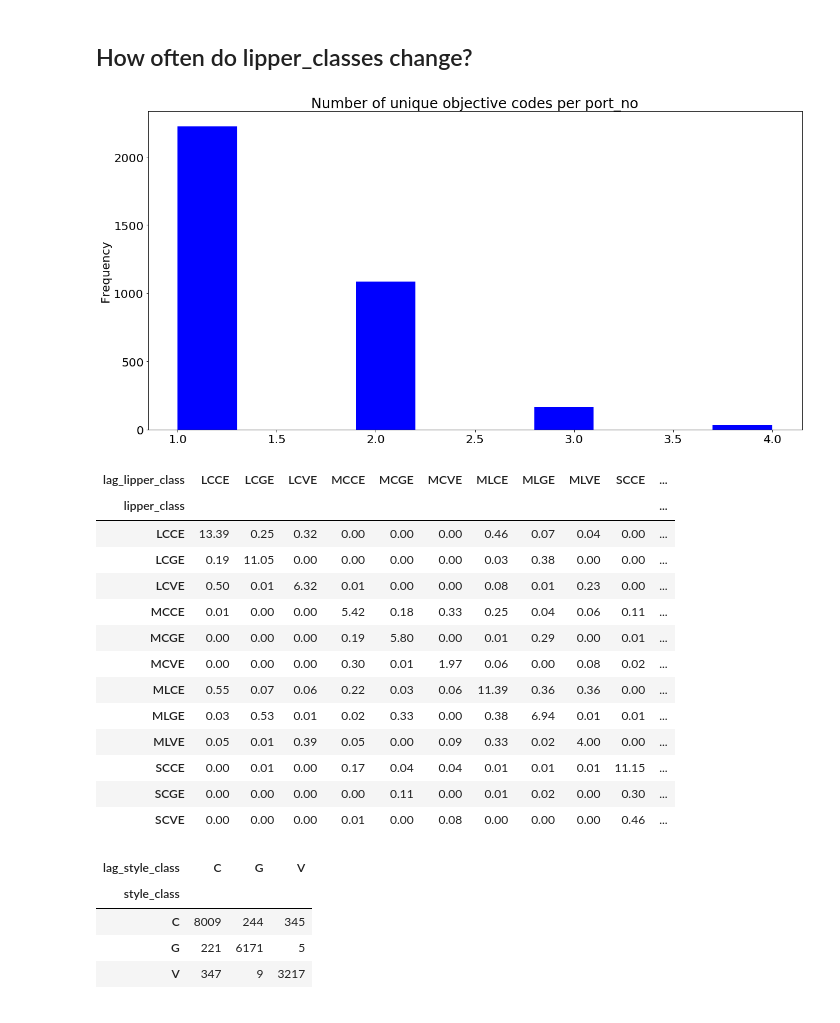
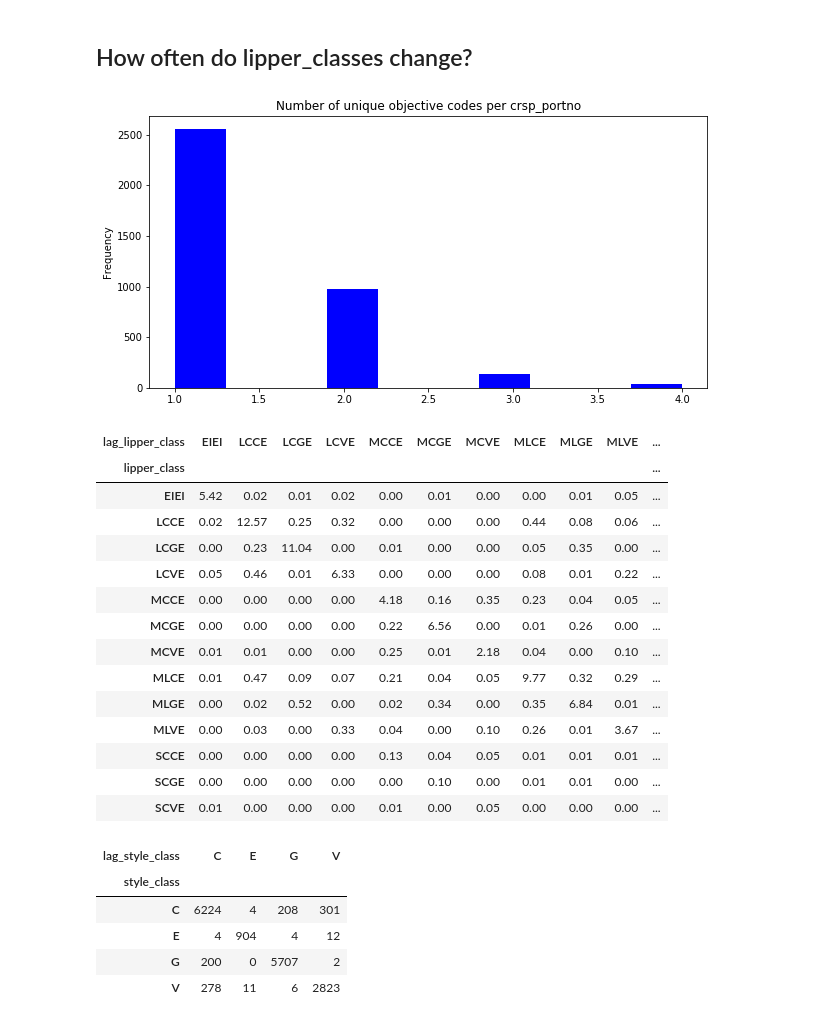
Before and after one commit to Amglex/Mutual-Funds, a Jupyter notebook: notebooks/031 - Analysis of fund_info.ipynb, the cells around one changed output. Drawn from its saved outputs; the diff is of its cells as text; code cells hidden in the pictures.

```diff
--- a/notebooks/031 - Analysis of fund_info.ipynb
+++ b/notebooks/031 - Analysis of fund_info.ipynb
@@ -19,3 +23 @@ TypeError: '>=' not supported between instances of 'datetime.date' and 'str'
-# %%
-info_df[['lipper_class','cap_class','style_class']] = info_df[['lipper_class','cap_class','style_class']].astype('category')
 # %%
@@ -97,12 +82,10 @@ Break in 2009 not clear
 # %% [markdown]
 ## Take only the end of the year observation per fund
-# %%
-info_df = info_df.reset_index(drop = True)
 # %%
 index = (info_df
      .assign(year = info_df["report_dt"].dt.year)
-     .groupby(['port_no','year'])
-     [['port_no','report_dt']]
+     .groupby(['crsp_portno','year'])
+     [['crsp_portno','report_dt']]
      .tail(1)
      .index)
 # %%
@@ -182,62 +134,62 @@ Name: avrcs, dtype: float64
 # %% [markdown]
 ## How often do lipper_classes change?
-# %%
-plt.rc('font', size=20)          # controls default text sizes
 # %%
-obj_per_portno = info_df[['port_no','lipper_class']]
-ax = (obj_per_portno["lipper_class"]
+obj_per_portno = info_df[['crsp_portno','lipper_class']]
+ax = (obj_per_portno['lipper_class']
     .groupby([
-        obj_per_portno["port_no"]
+        obj_per_portno["crsp_portno"]
     ])
     .nunique()
     .sort_values()
-    .plot(kind="hist",
+    .plot(kind='hist',
           color = 'b',
           bins = 10,
-          figsize=(20,10),
-          title='Number of unique objective codes per port_no')
+          figsize=(10,5),
+          title='Number of unique objective codes per crsp_portno')
 )
 # %% [output]
-[figure, old version]
+[figure, new version]
 # %%
-lagged_class = info_df[['port_no','report_dt','lipper_class']]
+lagged_class = info_df[['crsp_portno','report_dt','lipper_class']]
 
 lagged_class = lagged_class.assign(lag_lipper_class = lagged_class.lipper_class.shift())
 lagged_class = lagged_class.dropna()
 
-mask = lagged_class.groupby(by = 'port_no').head(1).index
+mask = lagged_class.groupby(by = 'crsp_portno').head(1).index
 lagged_class = lagged_class[~lagged_class.index.isin(mask)]
 
 round(pd.crosstab(lagged_class.lipper_class, lagged_class.lag_lipper_class, normalize = 'all') * 100,2)
 # %% [output]
-| lag_lipper_class | LCCE | LCGE | LCVE | MCCE | MCGE | MCVE | MLCE | MLGE | MLVE | SCCE | ... |
+| lag_lipper_class | EIEI | LCCE | LCGE | LCVE | MCCE | MCGE | MCVE | MLCE | MLGE | MLVE | ... |
 | lipper_class |  |  |  |  |  |  |  |  |  |  | ... |
-| LCCE | 13.39 | 0.25 | 0.32 | 0.00 | 0.00 | 0.00 | 0.46 | 0.07 | 0.04 | 0.00 | ... |
-| LCGE | 0.19 | 11.05 | 0.00 | 0.00 | 0.00 | 0.00 | 0.03 | 0.38 | 0.00 | 0.00 | ... |
-| LCVE | 0.50 | 0.01 | 6.32 | 0.01 | 0.00 | 0.00 | 0.08 | 0.01 | 0.23 | 0.00 | ... |
-| MCCE | 0.01 | 0.00 | 0.00 | 5.42 | 0.18 | 0.33 | 0.25 | 0.04 | 0.06 | 0.11 | ... |
-| MCGE | 0.00 | 0.00 | 0.00 | 0.19 | 5.80 | 0.00 | 0.01 | 0.29 | 0.00 | 0.01 | ... |
-| MCVE | 0.00 | 0.00 | 0.00 | 0.30 | 0.01 | 1.97 | 0.06 | 0.00 | 0.08 | 0.02 | ... |
-| MLCE | 0.55 | 0.07 | 0.06 | 0.22 | 0.03 | 0.06 | 11.39 | 0.36 | 0.36 | 0.00 | ... |
-| MLGE | 0.03 | 0.53 | 0.01 | 0.02 | 0.33 | 0.00 | 0.38 | 6.94 | 0.01 | 0.01 | ... |
-| MLVE | 0.05 | 0.01 | 0.39 | 0.05 | 0.00 | 0.09 | 0.33 | 0.02 | 4.00 | 0.00 | ... |
-| SCCE | 0.00 | 0.01 | 0.00 | 0.17 | 0.04 | 0.04 | 0.01 | 0.01 | 0.01 | 11.15 | ... |
-| SCGE | 0.00 | 0.00 | 0.00 | 0.00 | 0.11 | 0.00 | 0.01 | 0.02 | 0.00 | 0.30 | ... |
-| SCVE | 0.00 | 0.00 | 0.00 | 0.01 | 0.00 | 0.08 | 0.00 | 0.00 | 0.00 | 0.46 | ... |
+| EIEI | 5.42 | 0.02 | 0.01 | 0.02 | 0.00 | 0.01 | 0.00 | 0.00 | 0.01 | 0.05 | ... |
+| LCCE | 0.02 | 12.57 | 0.25 | 0.32 | 0.00 | 0.00 | 0.00 | 0.44 | 0.08 | 0.06 | ... |
+| LCGE | 0.00 | 0.23 | 11.04 | 0.00 | 0.01 | 0.00 | 0.00 | 0.05 | 0.35 | 0.00 | ... |
+| LCVE | 0.05 | 0.46 | 0.01 | 6.33 | 0.00 | 0.00 | 0.00 | 0.08 | 0.01 | 0.22 | ... |
+| MCCE | 0.00 | 0.00 | 0.00 | 0.00 | 4.18 | 0.16 | 0.35 | 0.23 | 0.04 | 0.05 | ... |
+| MCGE | 0.00 | 0.00 | 0.00 | 0.00 | 0.22 | 6.56 | 0.00 | 0.01 | 0.26 | 0.00 | ... |
+| MCVE | 0.01 | 0.01 | 0.00 | 0.00 | 0.25 | 0.01 | 2.18 | 0.04 | 0.00 | 0.10 | ... |
+| MLCE | 0.01 | 0.47 | 0.09 | 0.07 | 0.21 | 0.04 | 0.05 | 9.77 | 0.32 | 0.29 | ... |
+| MLGE | 0.00 | 0.02 | 0.52 | 0.00 | 0.02 | 0.34 | 0.00 | 0.35 | 6.84 | 0.01 | ... |
+| MLVE | 0.00 | 0.03 | 0.00 | 0.33 | 0.04 | 0.00 | 0.10 | 0.26 | 0.01 | 3.67 | ... |
+| SCCE | 0.00 | 0.00 | 0.00 | 0.00 | 0.13 | 0.04 | 0.05 | 0.01 | 0.01 | 0.01 | ... |
+| SCGE | 0.00 | 0.00 | 0.00 | 0.00 | 0.00 | 0.10 | 0.00 | 0.01 | 0.01 | 0.00 | ... |
+| SCVE | 0.01 | 0.00 | 0.00 | 0.00 | 0.01 | 0.00 | 0.05 | 0.00 | 0.00 | 0.00 | ... |
 # %%
-lagged_class = info_df[['port_no','report_dt','style_class']]
+lagged_class = info_df[['crsp_portno','report_dt','style_class']]
 
 lagged_class = lagged_class.assign(lag_style_class = lagged_class.style_class.shift())
 lagged_class = lagged_class.dropna()
 
-mask = lagged_class.groupby(by = 'port_no').head(1).index
+mask = lagged_class.groupby(by = 'crsp_portno').head(1).index
 lagged_class = lagged_class[~lagged_class.index.isin(mask)]
 
 pd.crosstab(lagged_class.style_class, lagged_class.lag_style_class)
 # %% [output]
-| lag_style_class | C | G | V |
-| style_class |  |  |  |
-| C | 8009 | 244 | 345 |
-| G | 221 | 6171 | 5 |
-| V | 347 | 9 | 3217 |
+| lag_style_class | C | E | G | V |
+| style_class |  |  |  |  |
+| C | 6224 | 4 | 208 | 301 |
+| E | 4 | 904 | 4 | 12 |
+| G | 200 | 0 | 5707 | 2 |
+| V | 278 | 11 | 6 | 2823 |
 # %%
```
Also changed, not shown: parts of 29 cells of this notebook, 4 other files.
